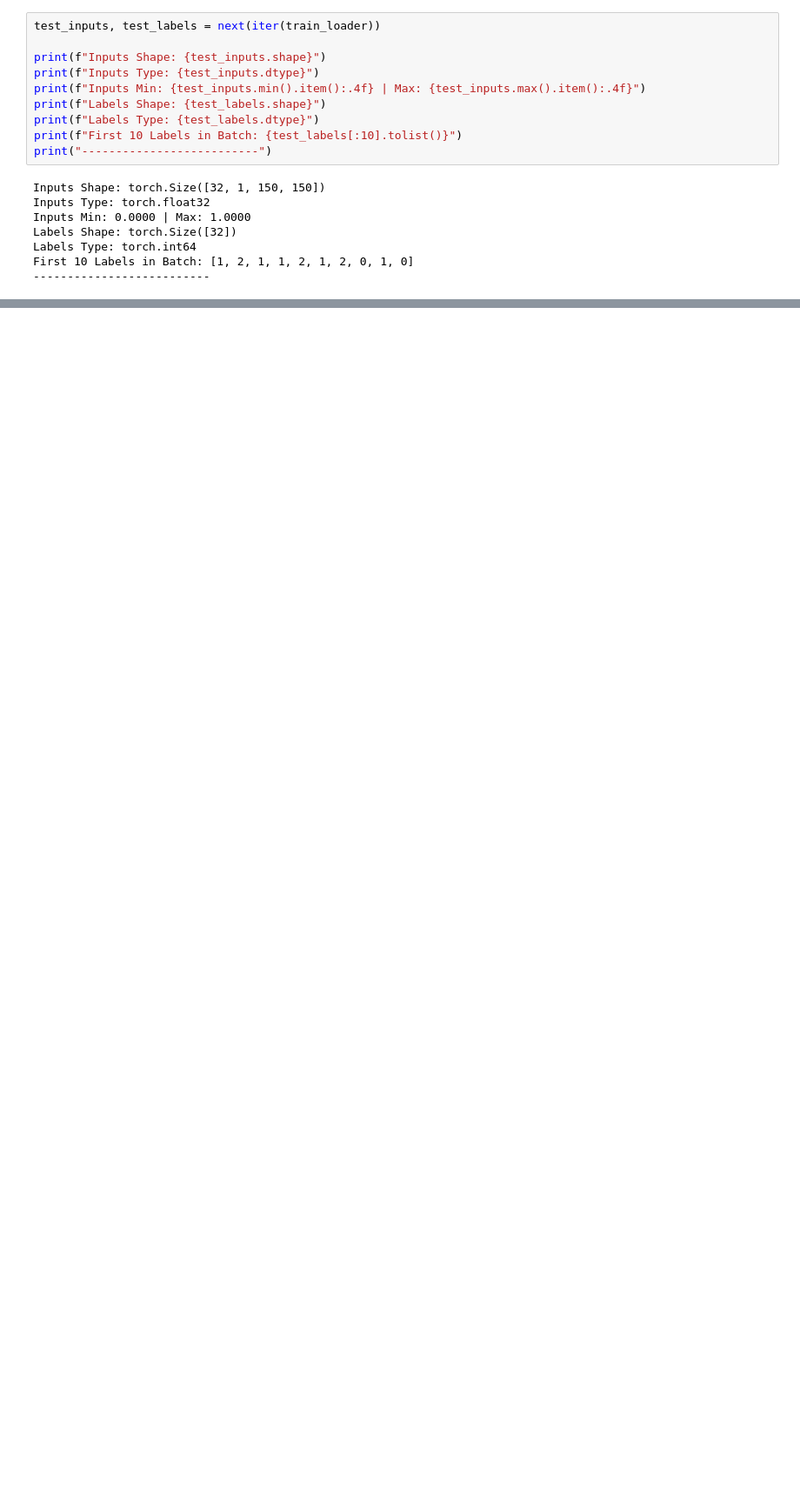
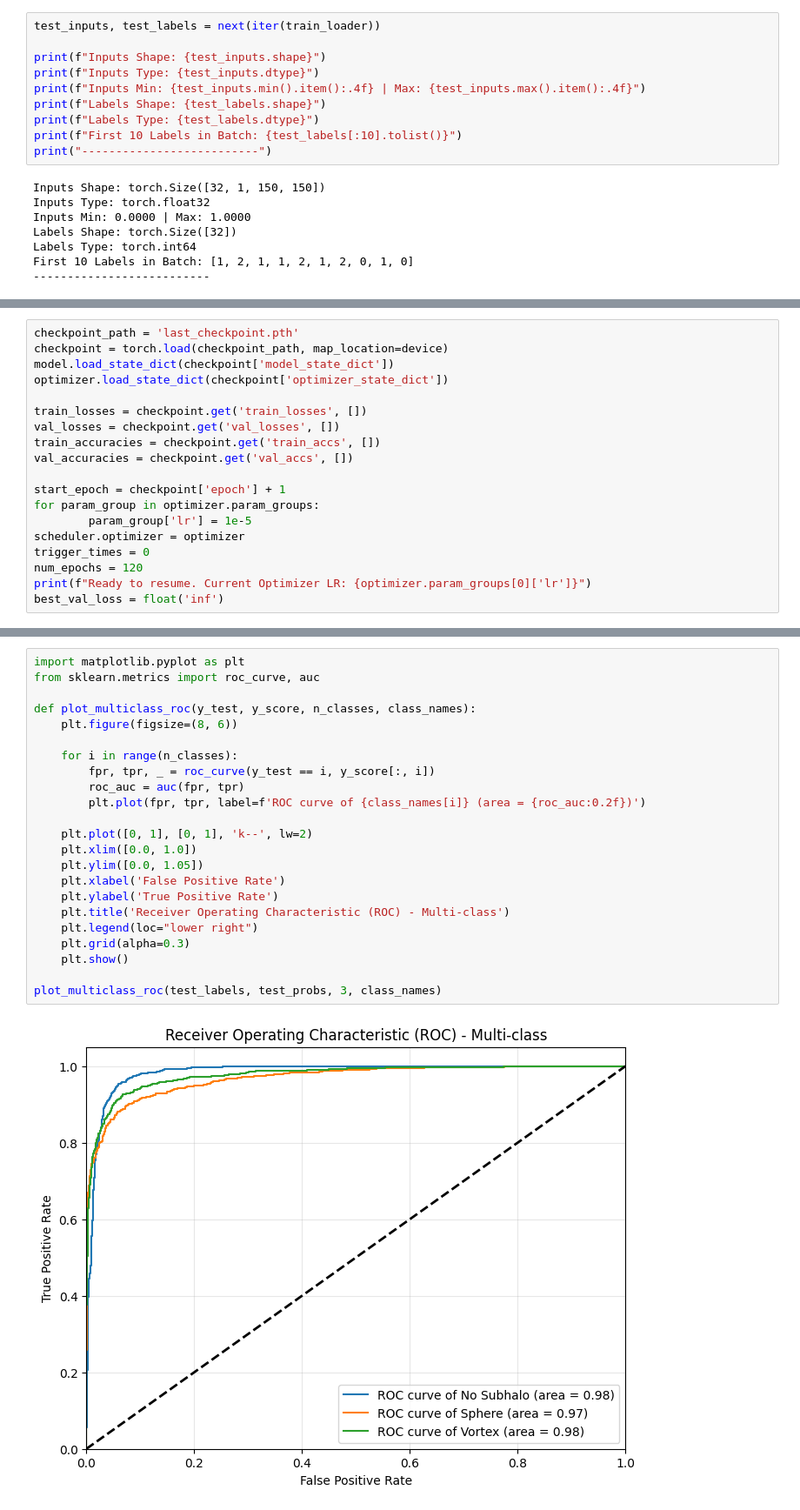
Before and after one commit to KunalG-Zol/deeplense-gsoc2026-tests, a Jupyter notebook: Common_Test_1/training.ipynb, the cells around one changed output, grey strips where cells are left out. Shown at 87% size. Cells and saved outputs as stored; diff of their text form; blank space fills up the shorter version.

```diff
--- a/Common_Test_1/training.ipynb
+++ b/Common_Test_1/training.ipynb
@@ -200,0 +428,19 @@ First 10 Labels in Batch: [1, 2, 1, 1, 2, 1, 2, 0, 1, 0]
+# %%
+checkpoint_path = 'last_checkpoint.pth'
+checkpoint = torch.load(checkpoint_path, map_location=device)
+model.load_state_dict(checkpoint['model_state_dict'])
+optimizer.load_state_dict(checkpoint['optimizer_state_dict'])
+
+train_losses = checkpoint.get('train_losses', [])
+val_losses = checkpoint.get('val_losses', [])
+train_accuracies = checkpoint.get('train_accs', [])
+val_accuracies = checkpoint.get('val_accs', [])
+
+start_epoch = checkpoint['epoch'] + 1
+for param_group in optimizer.param_groups:
+        param_group['lr'] = 1e-5
+scheduler.optimizer = optimizer
+trigger_times = 0
+num_epochs = 120
+print(f"Ready to resume. Current Optimizer LR: {optimizer.param_groups[0]['lr']}")
+best_val_loss = float('inf')
@@ -200,0 +713,25 @@ First 10 Labels in Batch: [1, 2, 1, 1, 2, 1, 2, 0, 1, 0]
+# %%
+import matplotlib.pyplot as plt
+from sklearn.metrics import roc_curve, auc
+
+def plot_multiclass_roc(y_test, y_score, n_classes, class_names):
+    plt.figure(figsize=(8, 6))
+
+    for i in range(n_classes):
+        fpr, tpr, _ = roc_curve(y_test == i, y_score[:, i])
+        roc_auc = auc(fpr, tpr)
+        plt.plot(fpr, tpr, label=f'ROC curve of {class_names[i]} (area = {roc_auc:0.2f})')
+
+    plt.plot([0, 1], [0, 1], 'k--', lw=2)
+    plt.xlim([0.0, 1.0])
+    plt.ylim([0.0, 1.05])
+    plt.xlabel('False Positive Rate')
+    plt.ylabel('True Positive Rate')
+    plt.title('Receiver Operating Characteristic (ROC) - Multi-class')
+    plt.legend(loc="lower right")
+    plt.grid(alpha=0.3)
+    plt.show()
+
+plot_multiclass_roc(test_labels, test_probs, 3, class_names)
+# %% [output]
+[figure, added]
```
Also changed, not shown: parts of 27 cells of this notebook, 3 other files.
